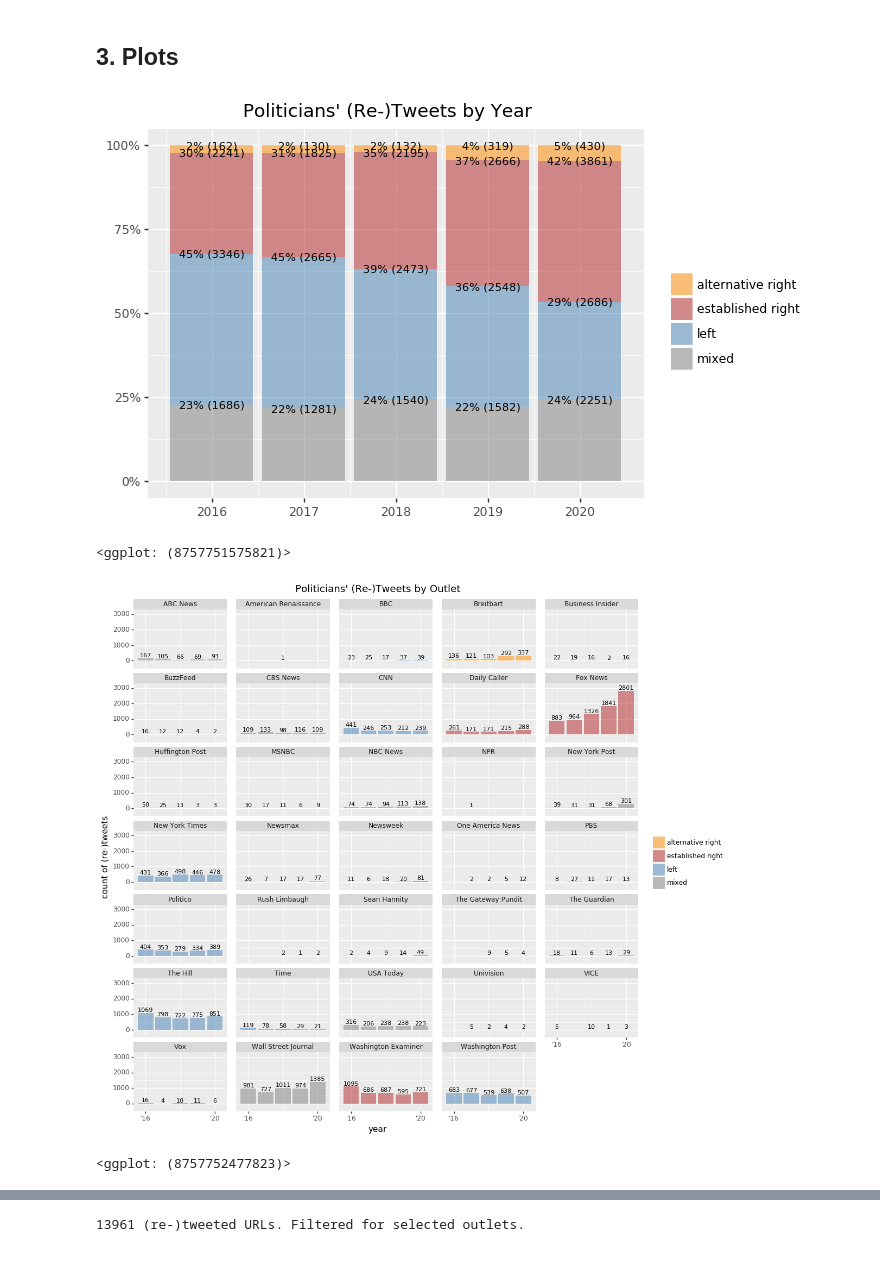
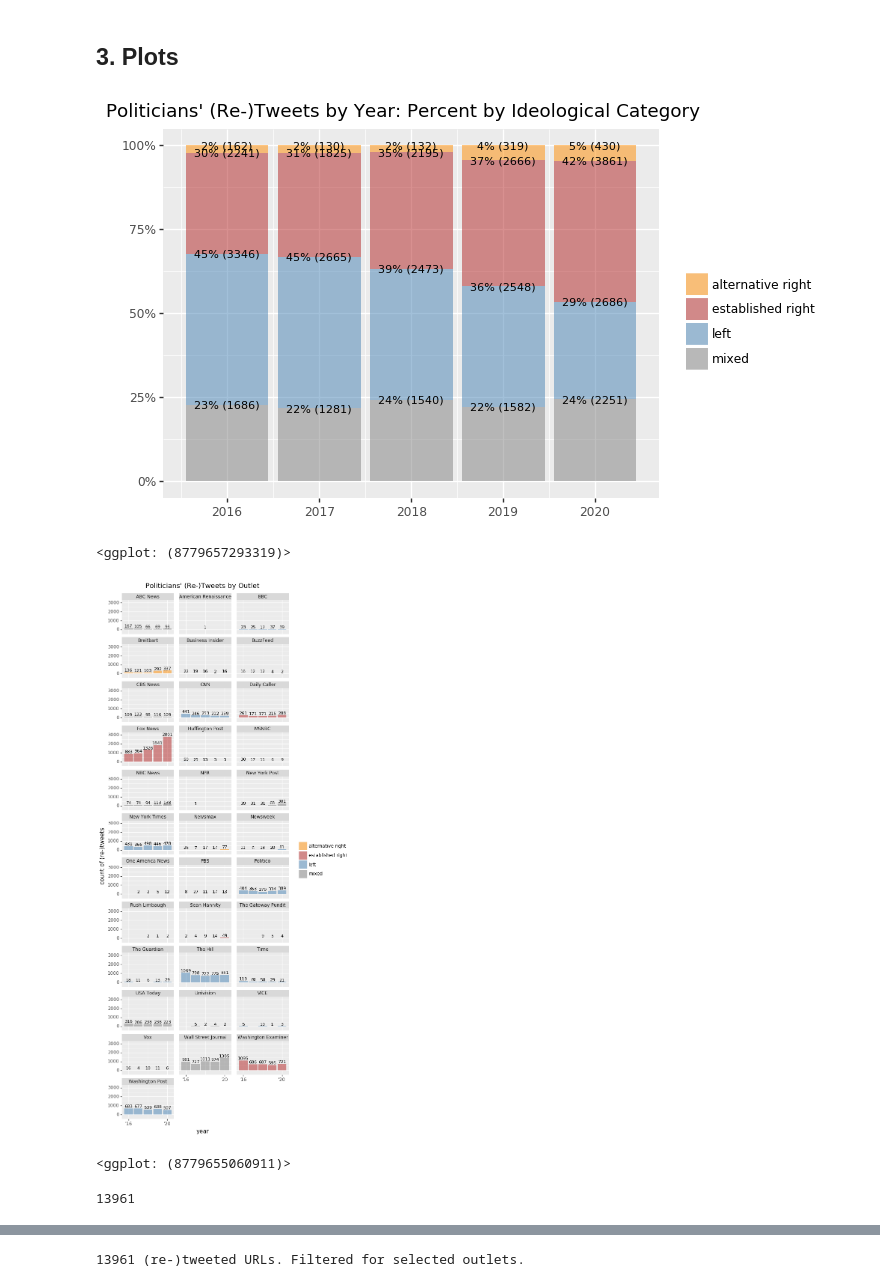
Before and after one commit to wlmwng/us-right-media, a Jupyter notebook: usrightmedia/code/09-analysis/02-direct-shared-domains.ipynb, the cells around one changed output, grey strips where cells are left out. Cells and saved outputs as stored; diff of their text form; code cells hidden in the pictures.

Commit message:
prep figures (directly shared domains)

```diff
--- a/usrightmedia/code/09-analysis/02-direct-shared-domains.ipynb
+++ b/usrightmedia/code/09-analysis/02-direct-shared-domains.ipynb
@@ -314,7 +316,7 @@ plt_ideo_subcat_pct = (p9.ggplot(df_urls,
                                    size=8) +
                          p9.scale_y_continuous(labels=percent_format()) +
                          p9.scale_x_datetime(labels=date_format("%Y")) +
-                         p9.labs(title="Politicians' (Re-)Tweets by Year",
+                         p9.labs(title="Politicians' (Re-)Tweets by Year: Percent by Ideological Category",
                               fill='',
                               x='',
                               y=''))
@@ -322,6 +324,6 @@ plt_ideo_subcat_pct = (p9.ggplot(df_urls,
 
 display(plt_ideo_subcat_pct)
 # %% [output]
-[figure, old version]
+[figure, new version]
-<ggplot: (8757751575821)>
+<ggplot: (8779657293319)>
 # %%
@@ -329,29 +331,33 @@ save_image(plt_ideo_subcat_pct, "ideo_groups_shared_by_year_direct", height=5, w
 # %%
 plt_outlet = (p9.ggplot(data=df_urls,
                     mapping=p9.aes(x='created_at_year'))
                  + p9.geom_bar(p9.aes(fill='ideo_subcategory'), stat='count',
                             alpha = 0.5)
                  + p9.scale_fill_manual(values=['darkorange', 'firebrick', 'steelblue', 'grey'])
                  + p9.geom_text(
                      p9.aes(label=p9.after_stat('count')),
                      stat='count',
                      va='bottom',
                      size=8
                  )
                  + p9.scale_x_datetime(labels=date_format("'%y"), date_breaks='4 years')
                  + p9.scale_y_continuous(expand=(0,500)) # to prevent Fox label from getting cutoff
-                 + p9.facet_wrap("outlet", labeller='label_value', ncol=5)
-                 + p9.theme(figure_size=(12, 12),
+                 + p9.facet_wrap("outlet", labeller='label_value', ncol=3)
+                 + p9.theme(figure_size=(5.75, 18),
                      subplots_adjust={'wspace': 0.10,
-                                      'hspace': 0.25
+                                      'hspace': 0.30
                                      })
                  + p9.labs(title="Politicians' (Re-)Tweets by Outlet",
                         fill='',
                         x='year',
                         y='count of (re-)tweets')
                 )
 
 display(plt_outlet)
 # %% [output]
-[figure, old version]
+[figure, new version]
-<ggplot: (8757752477823)>
+<ggplot: (8779655060911)>
+# %%
+1+989+144+21+18+1106+7815+5+78+3784
+# %% [output]
+13961
```
Also changed, not shown: parts of 10 cells of this notebook, 11 other files.
